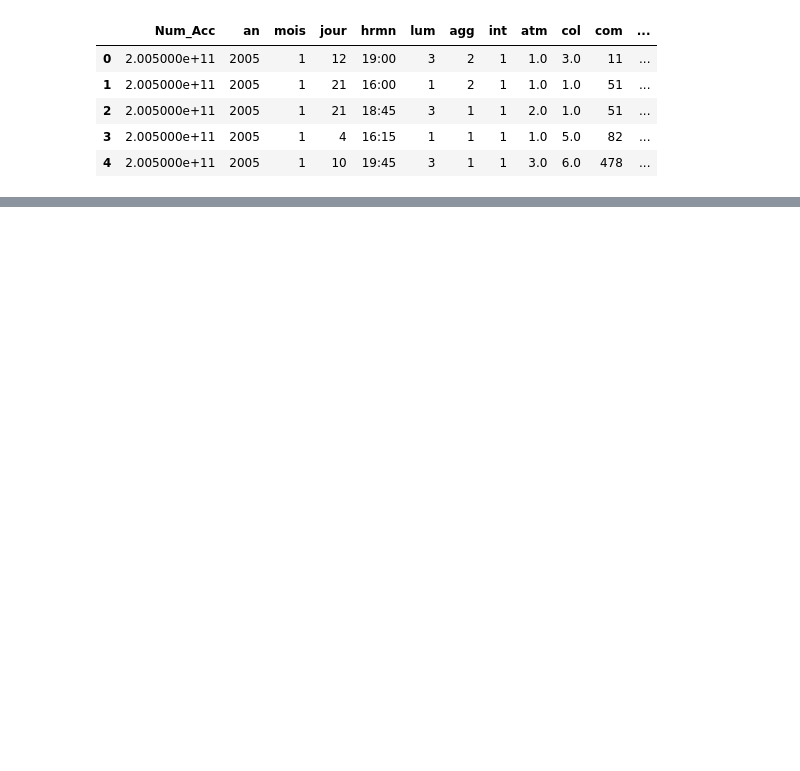
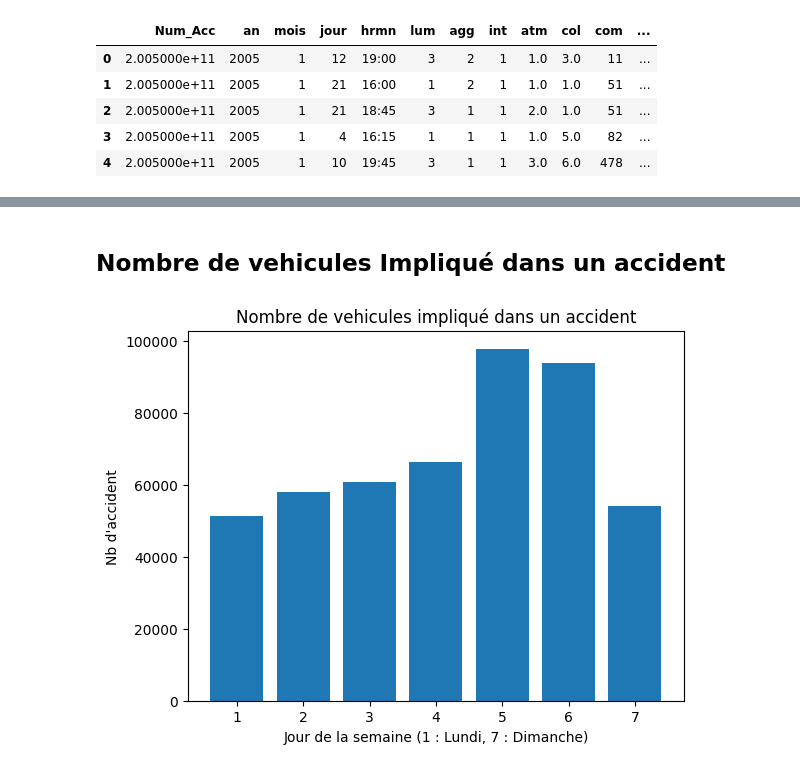
Before and after one commit to Jean-AlbertSchool/bbd_laposte, a Jupyter notebook: Data_analyse/Data_Jean/carte_lieux.ipynb, the cells around one changed output, grey strips where cells are left out. Drawn from its saved outputs; the diff is of its cells as text; code cells hidden in the pictures; blank space fills up the shorter version.

```diff
--- a/Data_analyse/Data_Jean/carte_lieux.ipynb
+++ b/Data_analyse/Data_Jean/carte_lieux.ipynb
@@ -55,0 +104,7 @@ memory usage: 178.5+ MB
+# %%
+base = Path.cwd().parents[1]
+df_lieux = pd.read_csv(base / "Data_clean/lieux-2005-2023.csv")
+df_vehicules = pd.read_csv(base / "Data_clean/vehicules-2005-2023.csv", index_col=0)
+df_usagers = pd.read_csv(base / "Data_clean/usagers-2005-2023.csv",index_col=0)
+df_night["Num_Acc"] = df_night["Num_Acc"].fillna(0).astype(int)
+df_lieux.head()
@@ -55,0 +118,7 @@ memory usage: 178.5+ MB
+# %%
+df_complet = df_night.merge(df_lieux, on="Num_Acc", how="inner")
+df_complet = df_complet.drop_duplicates(subset=['Num_Acc'], keep='first')
+# %%
+df_complet = df_complet.merge(df_vehicules, on="Num_Acc", how = "inner")
+# %%
+df_complet = df_complet.merge(df_usagers, on="Num_Acc", how = "inner")
@@ -55,0 +128,11 @@ memory usage: 178.5+ MB
+# %% [markdown]
+## Nombre de vehicules Impliqué dans un accident
+# %%
+nb_vehicules = df_complet.groupby("night").size()
+plt.bar(nb_vehicules.index, nb_vehicules)
+plt.title('Nombre de vehicules impliqué dans un accident')
+plt.xlabel("Jour de la semaine (1 : Lundi, 7 : Dimanche)")
+plt.ylabel("Nb d'accident")
+plt.show()
+# %% [output]
+[figure, added]
```
Also changed, not shown: parts of 12 cells of this notebook.
